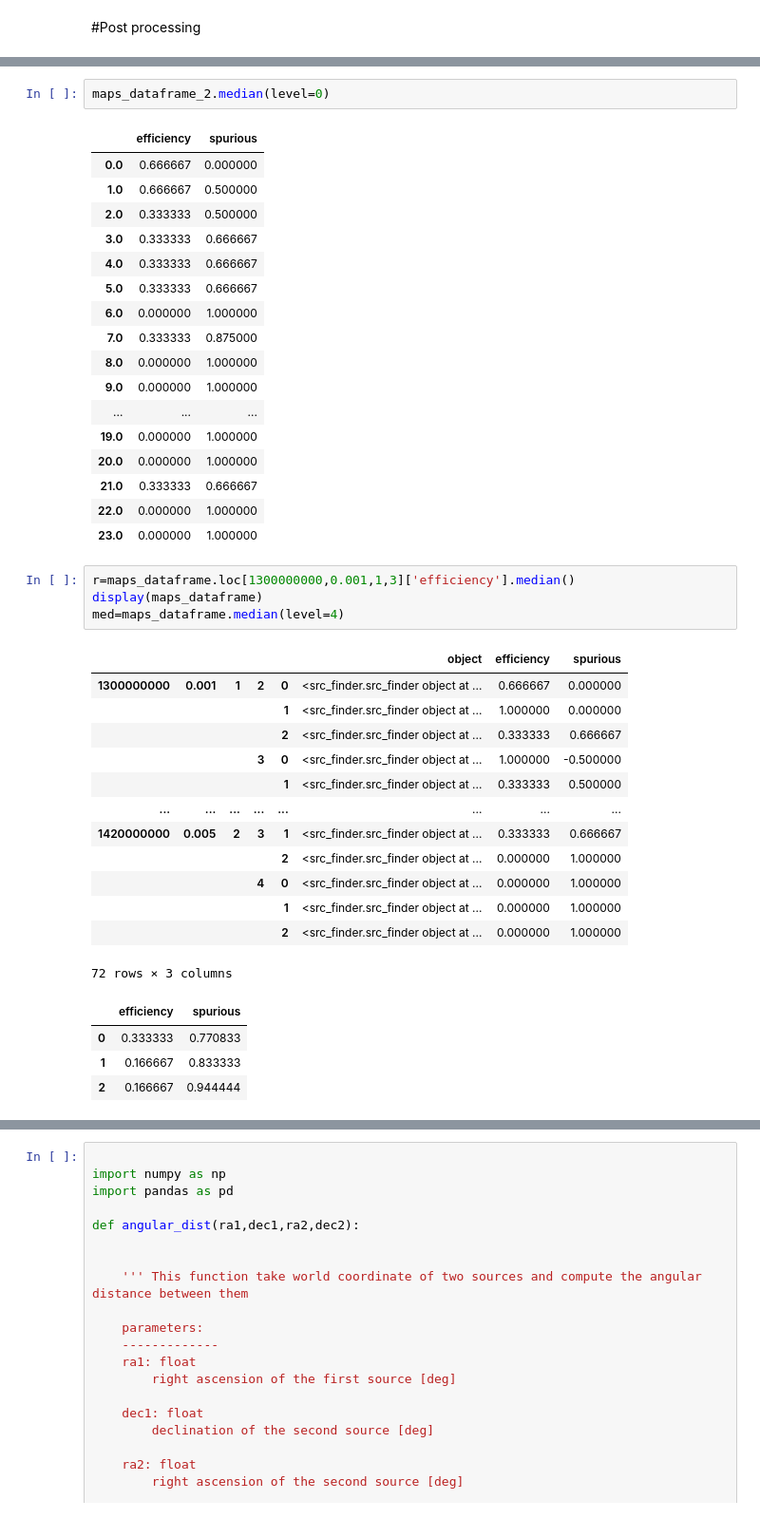
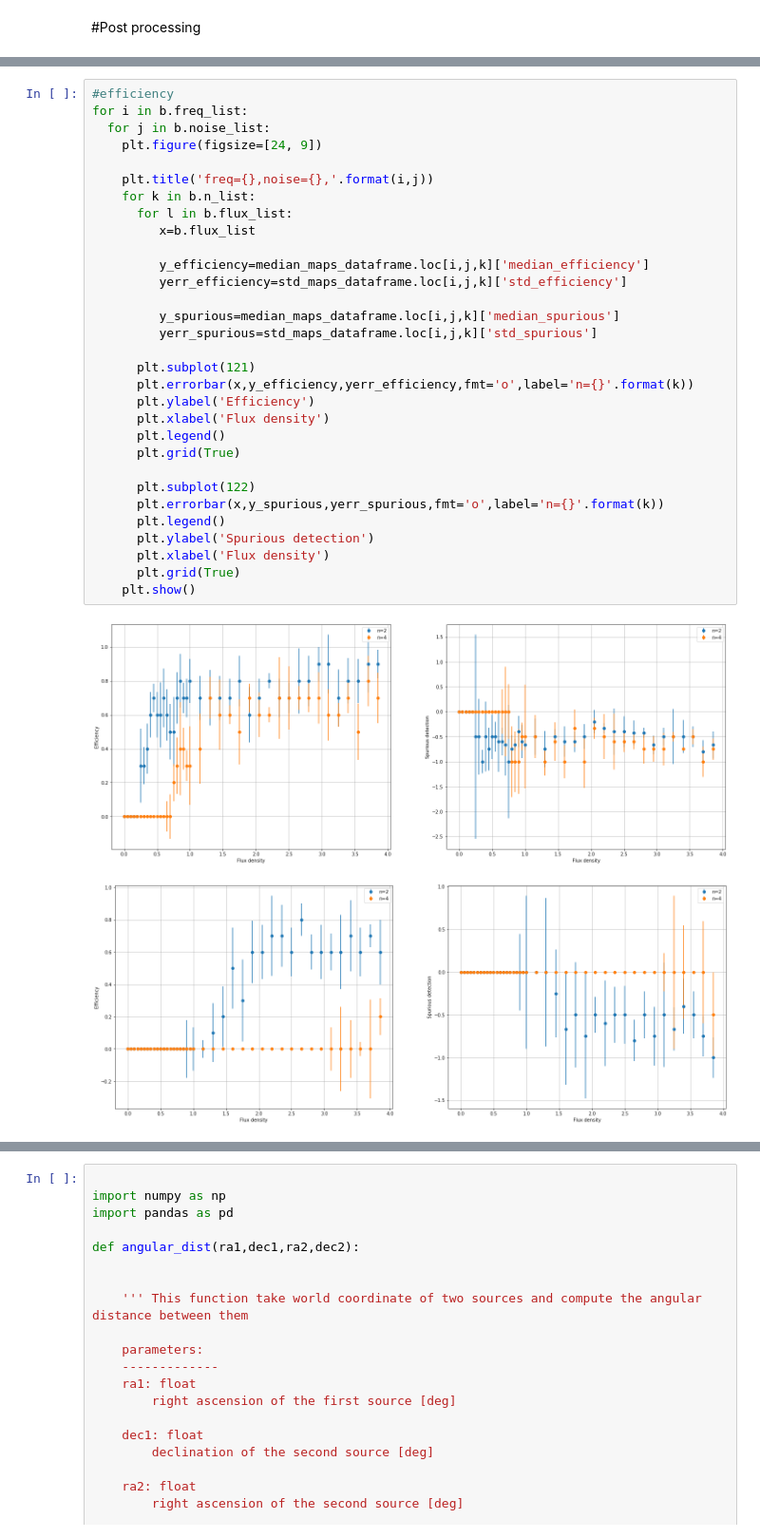
Before and after one commit to ali7amie/Tianlai, a Jupyter notebook: source_finder.ipynb, the cells around one changed output, grey strips where cells are left out. Shown at 95% size. Cells and saved outputs as stored; diff of their text form.

```diff
--- a/source_finder.ipynb
+++ b/source_finder.ipynb
@@ -1307,42 +1404,34 @@ display(maps_dataframe_2)
-# %%
-maps_dataframe_2.median(level=0)
-# %% [output]
-|  | efficiency | spurious |
-| 0.0 | 0.666667 | 0.000000 |
-| 1.0 | 0.666667 | 0.500000 |
-| 2.0 | 0.333333 | 0.500000 |
-| 3.0 | 0.333333 | 0.666667 |
-| 4.0 | 0.333333 | 0.666667 |
-| 5.0 | 0.333333 | 0.666667 |
-| 6.0 | 0.000000 | 1.000000 |
-| 7.0 | 0.333333 | 0.875000 |
-| 8.0 | 0.000000 | 1.000000 |
-| 9.0 | 0.000000 | 1.000000 |
-| ... | ... | ... |
-| 19.0 | 0.000000 | 1.000000 |
-| 20.0 | 0.000000 | 1.000000 |
-| 21.0 | 0.333333 | 0.666667 |
-| 22.0 | 0.000000 | 1.000000 |
-| 23.0 | 0.000000 | 1.000000 |
-# %%
-r=maps_dataframe.loc[1300000000,0.001,1,3]['efficiency'].median()
-display(maps_dataframe)
-med=maps_dataframe.median(level=4)
-# %% [output]
-|  |  |  |  |  | object | efficiency | spurious |
-| 1300000000 | 0.001 | 1 | 2 | 0 | <src_finder.src_finder object at ... | 0.666667 | 0.000000 |
-|  |  |  |  | 1 | <src_finder.src_finder object at ... | 1.000000 | 0.000000 |
-|  |  |  |  | 2 | <src_finder.src_finder object at ... | 0.333333 | 0.666667 |
-|  |  |  | 3 | 0 | <src_finder.src_finder object at ... | 1.000000 | -0.500000 |
-|  |  |  |  | 1 | <src_finder.src_finder object at ... | 0.333333 | 0.500000 |
-| ... | ... | ... | ... | ... | ... | ... | ... |
-| 1420000000 | 0.005 | 2 | 3 | 1 | <src_finder.src_finder object at ... | 0.333333 | 0.666667 |
-|  |  |  |  | 2 | <src_finder.src_finder object at ... | 0.000000 | 1.000000 |
-|  |  |  | 4 | 0 | <src_finder.src_finder object at ... | 0.000000 | 1.000000 |
-|  |  |  |  | 1 | <src_finder.src_finder object at ... | 0.000000 | 1.000000 |
-|  |  |  |  | 2 | <src_finder.src_finder object at ... | 0.000000 | 1.000000 |
-72 rows × 3 columns
-|  | efficiency | spurious |
-| 0 | 0.333333 | 0.770833 |
-| 1 | 0.166667 | 0.833333 |
-| 2 | 0.166667 | 0.944444 |
+# %%
+#efficiency
+for i in b.freq_list:
+  for j in b.noise_list:
+    plt.figure(figsize=[24, 9])
+
+    plt.title('freq={},noise={},'.format(i,j))
+    for k in b.n_list:
+      for l in b.flux_list:
+         x=b.flux_list
+
+         y_efficiency=median_maps_dataframe.loc[i,j,k]['median_efficiency']
+         yerr_efficiency=std_maps_dataframe.loc[i,j,k]['std_efficiency']
+
+         y_spurious=median_maps_dataframe.loc[i,j,k]['median_spurious']
+         yerr_spurious=std_maps_dataframe.loc[i,j,k]['std_spurious']
+
+      plt.subplot(121)
+      plt.errorbar(x,y_efficiency,yerr_efficiency,fmt='o',label='n={}'.format(k))
+      plt.ylabel('Efficiency')
+      plt.xlabel('Flux density')
+      plt.legend()
+      plt.grid(True)
+
+      plt.subplot(122)
+      plt.errorbar(x,y_spurious,yerr_spurious,fmt='o',label='n={}'.format(k))
+      plt.legend()
+      plt.ylabel('Spurious detection')
+      plt.xlabel('Flux density')
+      plt.grid(True)
+    plt.show()
+# %% [output]
+[figure, added]
+[figure, added]
```
Also changed, not shown: parts of 31 cells of this notebook.
